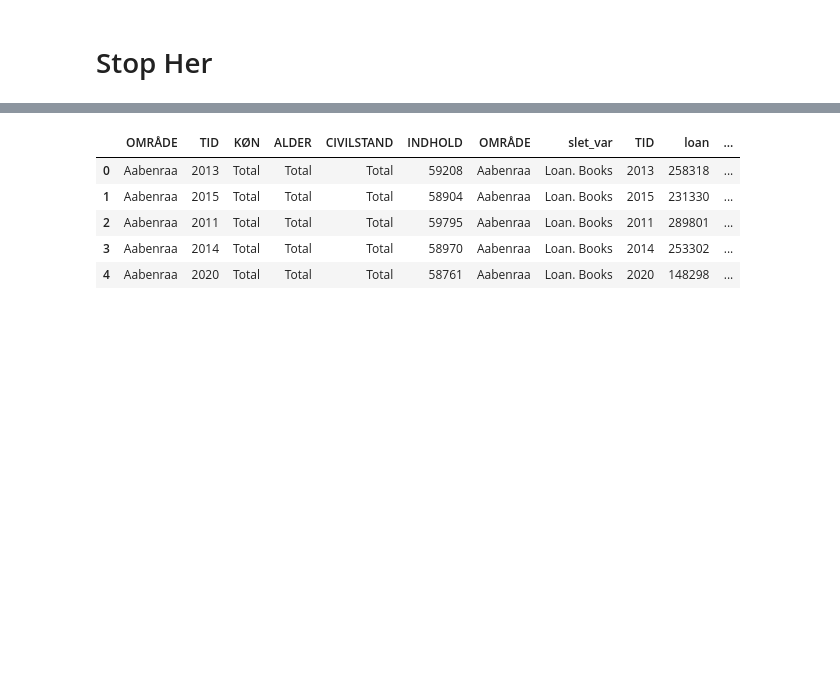
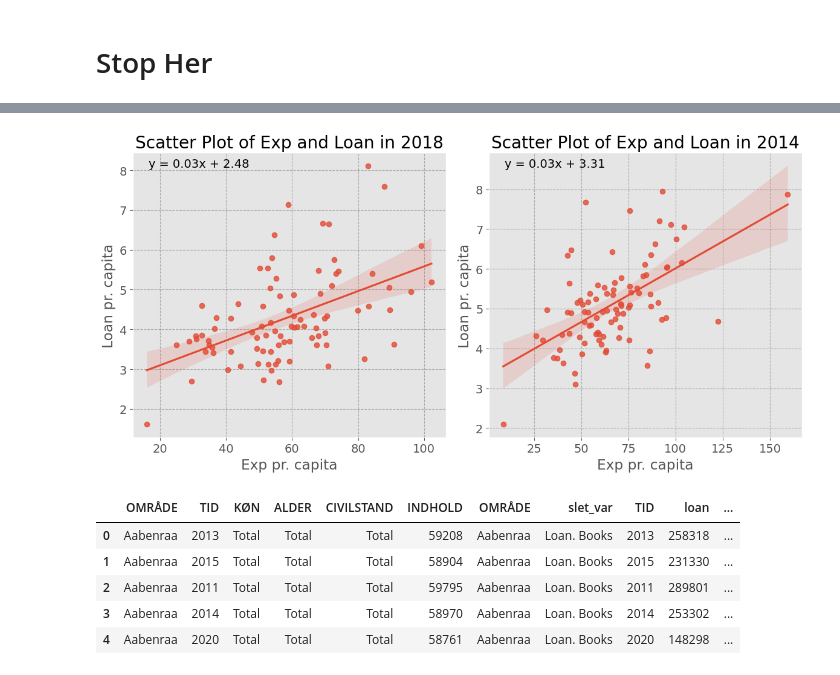
Before and after one commit to NumEconCopenhagen/projects-2023-mathias-emma, a Jupyter notebook: dataproject/dataproject2.ipynb, the cells around one changed output, grey strips where cells are left out. Saved outputs shown, nothing was run; the diff lists cells and outputs as text; code cells hidden in the pictures; blank space fills up the shorter version.

```diff
--- a/dataproject/dataproject2.ipynb
+++ b/dataproject/dataproject2.ipynb
@@ -420,3 +343,36 @@ Notes:
+# %%
+import matplotlib.pyplot as plt
+import seaborn as sns
+import numpy as np
+
+# create a figure with two subplots
+fig, (ax1, ax2) = plt.subplots(1, 2, figsize=(12, 6))
+
+# plot the first subplot
+subset_df1 = df_2[df_2['year'] == '2018']
+sns.regplot(x='exp_per_cap', y='loan_per_cap', data=subset_df1, ax=ax1)
+slope, intercept = np.polyfit(subset_df1['exp_per_cap'], subset_df1['loan_per_cap'], 1)
+eq = f'y = {slope:.2f}x + {intercept:.2f}'
+ax1.annotate(eq, xy=(0.05, 0.95), xycoords='axes fraction')
+ax1.set_title('Scatter Plot of Exp and Loan in 2018')
+ax1.set_xlabel('Exp pr. capita')
+ax1.set_ylabel('Loan pr. capita')
+
+# plot the second subplot
+subset_df2 = df_2[df_2['year'] == '2013']
+sns.regplot(x='exp_per_cap', y='loan_per_cap', data=subset_df2, ax=ax2)
+slope, intercept = np.polyfit(subset_df2['exp_per_cap'], subset_df2['loan_per_cap'], 1)
+eq = f'y = {slope:.2f}x + {intercept:.2f}'
+ax2.annotate(eq, xy=(0.05, 0.95), xycoords='axes fraction')
+ax2.set_title('Scatter Plot of Exp and Loan in 2014')
+ax2.set_xlabel('Exp pr. capita')
+ax2.set_ylabel('Loan pr. capita')
+
+# adjust the layout and display the plot
+fig.tight_layout()
+plt.show()
+# %% [output]
+[figure, added]
 # %%
 q = """
 SELECT *
```
Also changed, not shown: parts of 5 cells of this notebook.
